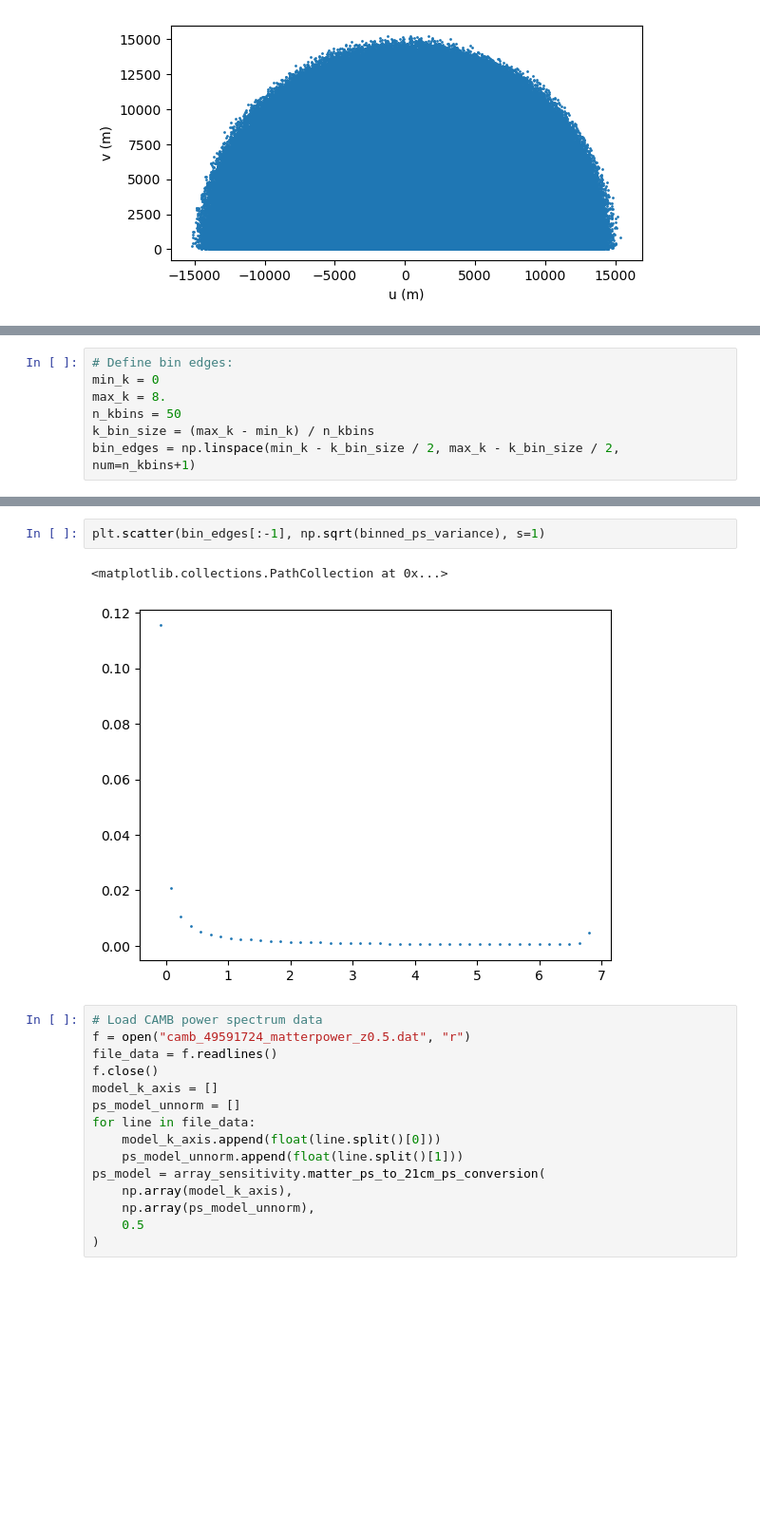
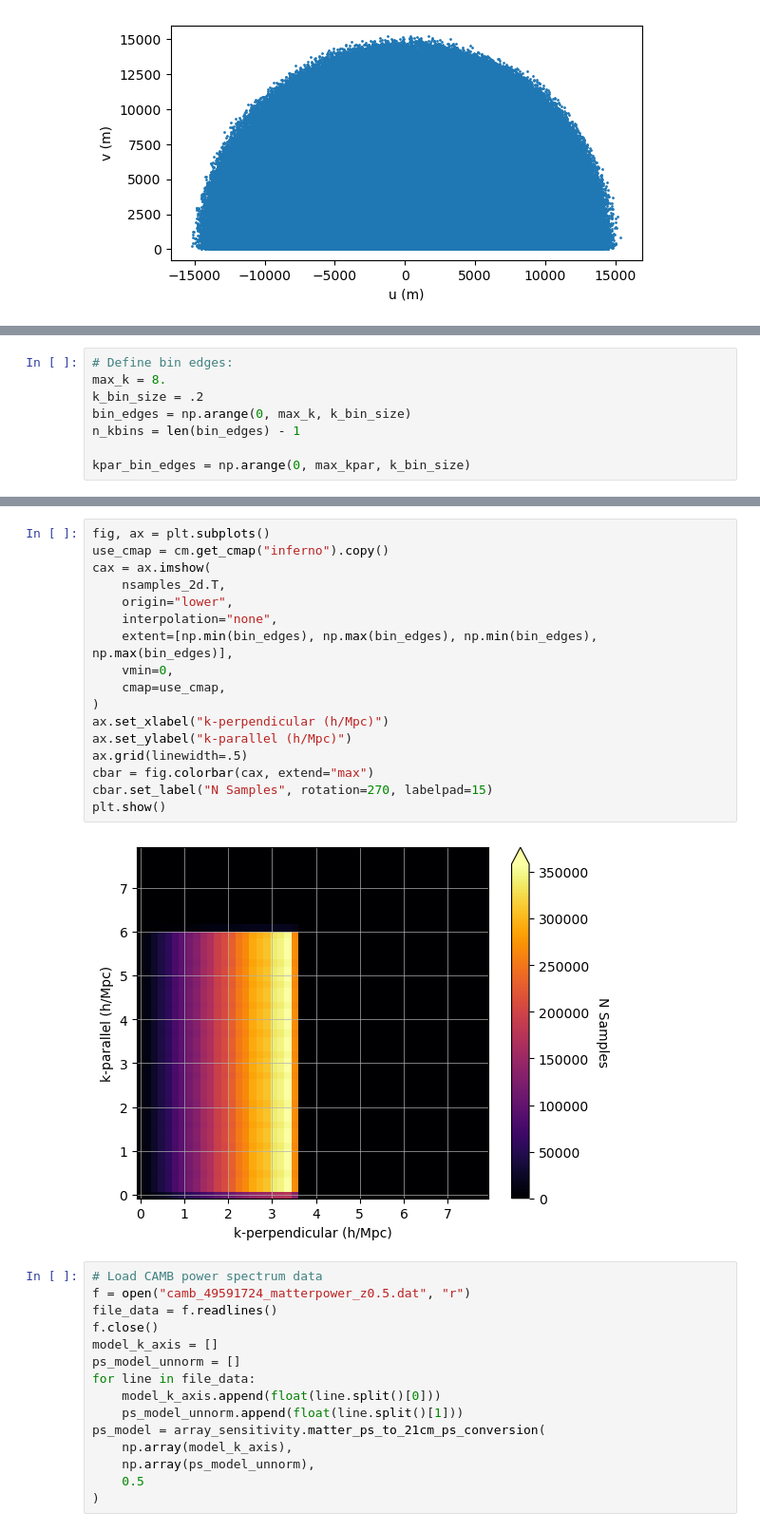
Before and after one commit to rlbyrne/PSsensitivity, a Jupyter notebook: plot_DSA2000_sensitivity.ipynb, the cells around one changed output, grey strips where cells are left out. Shown at 95% size. Cells and saved outputs as stored; diff of their text form; blank space fills up the shorter version.

```diff
--- a/plot_DSA2000_sensitivity.ipynb
+++ b/plot_DSA2000_sensitivity.ipynb
@@ -52,10 +91,11 @@ plt.show()
 # %%
 # Define bin edges:
-min_k = 0
 max_k = 8.
-n_kbins = 50
-k_bin_size = (max_k - min_k) / n_kbins
-bin_edges = np.linspace(min_k - k_bin_size / 2, max_k - k_bin_size / 2, num=n_kbins+1)
+k_bin_size = .2
+bin_edges = np.arange(0, max_k, k_bin_size)
+n_kbins = len(bin_edges) - 1
+
+kpar_bin_edges = np.arange(0, max_kpar, k_bin_size)
 # %%
 (
     nsamples,
@@ -79,9 +121,23 @@ bin_edges = np.linspace(min_k - k_bin_size / 2, max_k - k_bin_size / 2, num=n_kb
 )
-# %%
-plt.scatter(bin_edges[:-1], np.sqrt(binned_ps_variance), s=1)
-# %% [output]
-<matplotlib.collections.PathCollection at 0x...>
-[figure, removed]
+# %%
+fig, ax = plt.subplots()
+use_cmap = cm.get_cmap("inferno").copy()
+cax = ax.imshow(
+    nsamples_2d.T,
+    origin="lower",
+    interpolation="none",
+    extent=[np.min(bin_edges), np.max(bin_edges), np.min(bin_edges), np.max(bin_edges)],
+    vmin=0,
+    cmap=use_cmap,
+)
+ax.set_xlabel("k-perpendicular (h/Mpc)")
+ax.set_ylabel("k-parallel (h/Mpc)")
+ax.grid(linewidth=.5)
+cbar = fig.colorbar(cax, extend="max")
+cbar.set_label("N Samples", rotation=270, labelpad=15)
+plt.show()
+# %% [output]
+[figure, added]
 # %%
 # Load CAMB power spectrum data
 f = open("camb_49591724_matterpower_z0.5.dat", "r")
```
Also changed, not shown: parts of 22 cells of this notebook, 8 other files.
